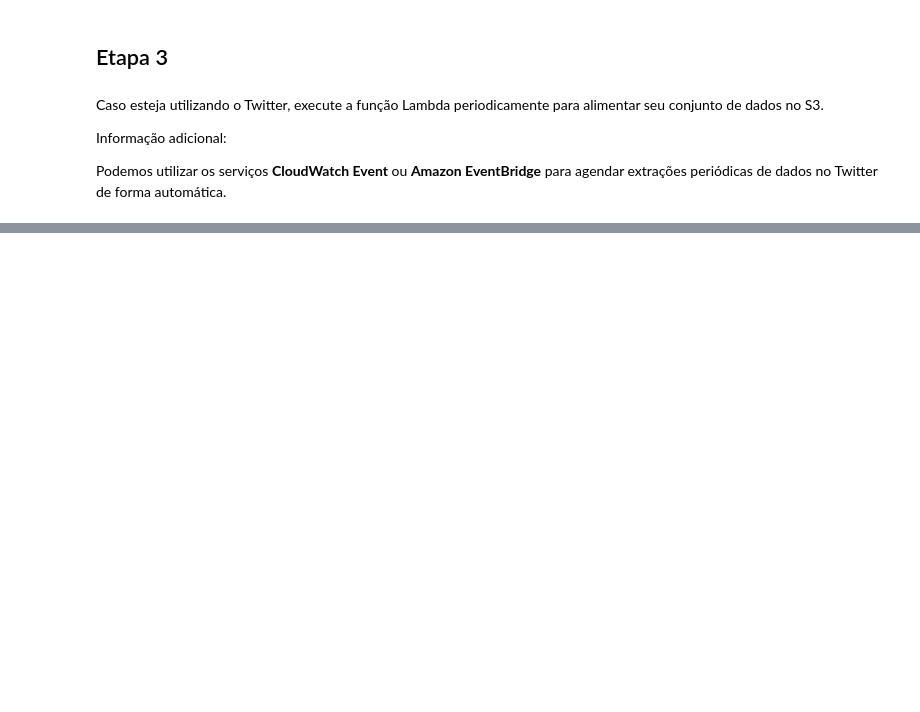
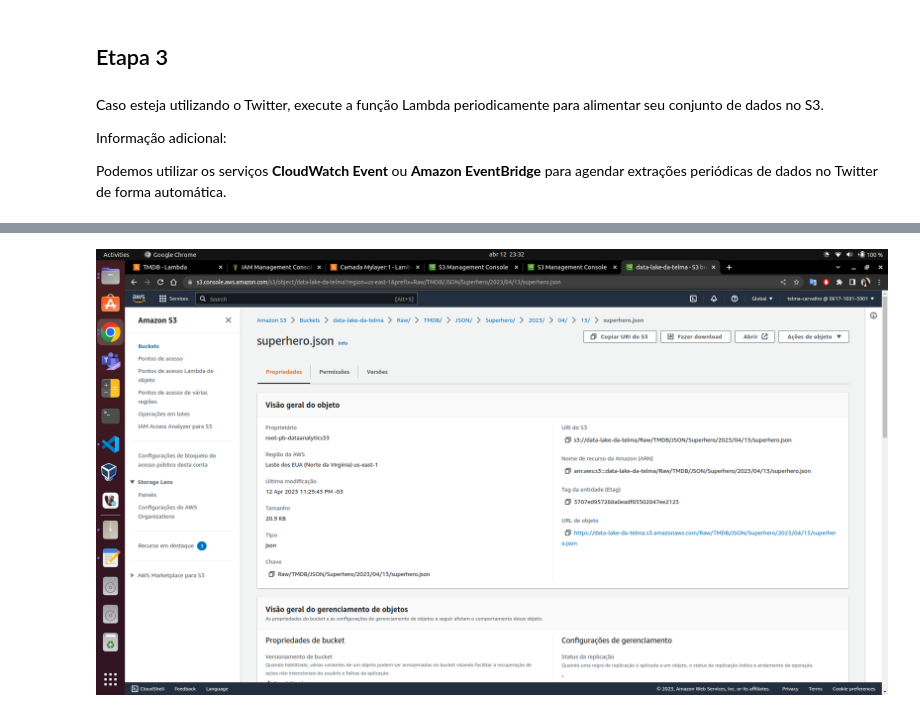
Before and after one commit to telmacarvalho/programa_de_bolsas_compass, a Jupyter notebook: Sprint_8/Tarefa_3.ipynb, the cells around one changed output, grey strips where cells are left out. Drawn from its saved outputs; the diff is of its cells as text; code cells hidden in the pictures; blank space fills up the shorter version.

```diff
--- a/Sprint_8/Tarefa_3.ipynb
+++ b/Sprint_8/Tarefa_3.ipynb
@@ -40,0 +136,5 @@ Podemos utilizar os serviços  **CloudWatch Event** ou **Amazon EventBridge** pa
+# %%
+from IPython.display import Image
+Image("Prints/Print7.png")
+# %% [output]
+[figure, added]
```
Also changed, not shown: parts of 6 cells of this notebook, 3 other files.
